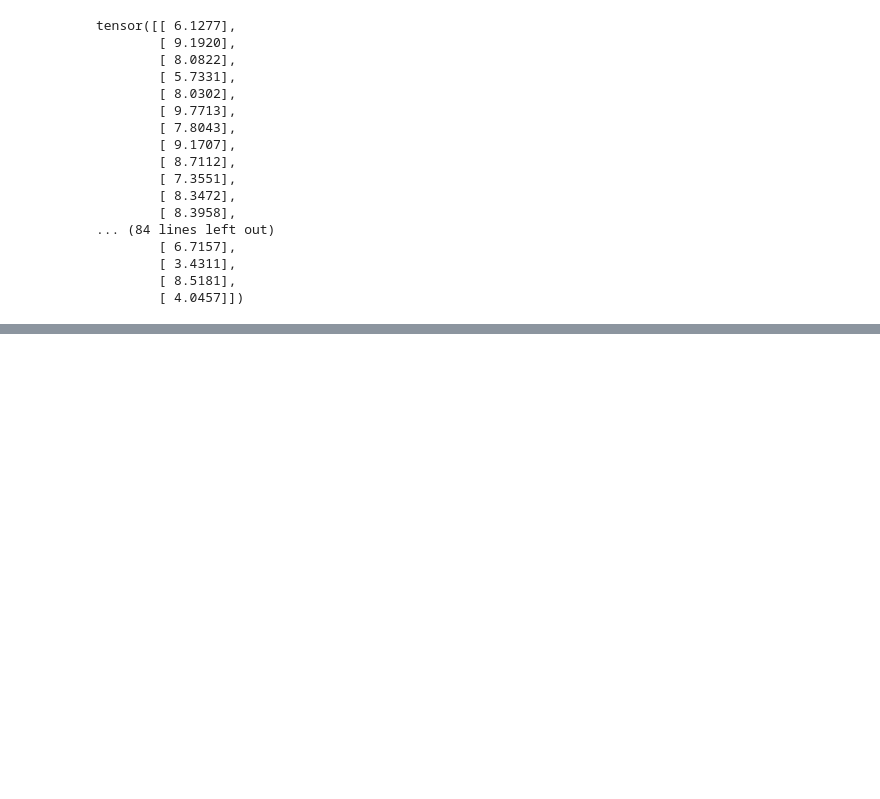
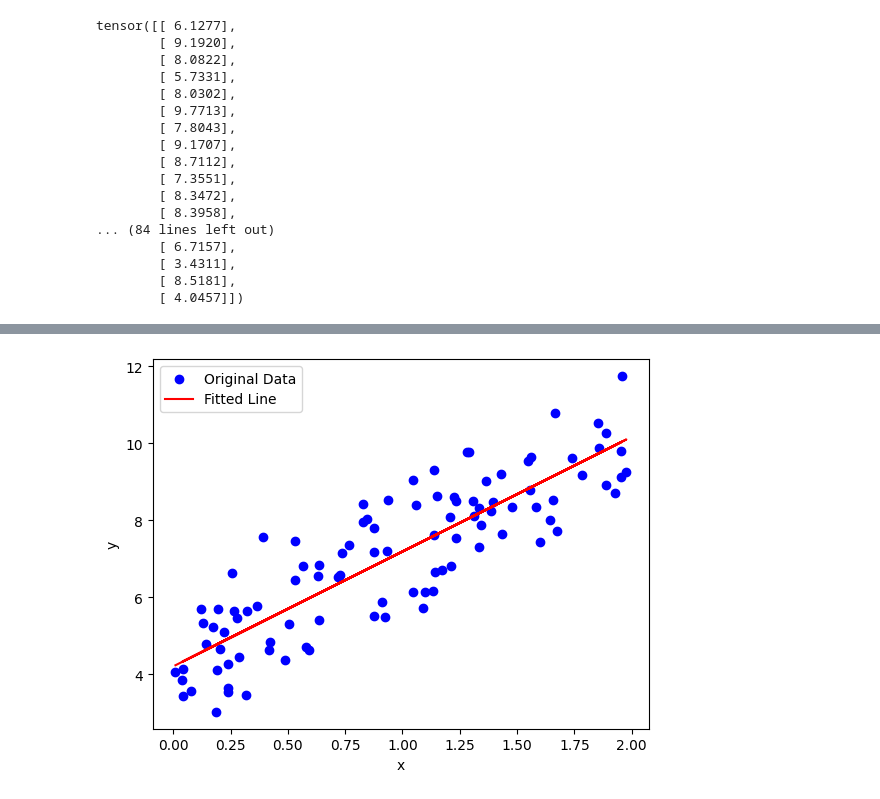
Before and after one commit to Madushani-Weerasekara/Linear-Regression-from-Scratch-Using-PyTorch, a Jupyter notebook: linear-regression-model.ipynb, the cells around one changed output, grey strips where cells are left out. Drawn from its saved outputs; the diff is of its cells as text; code cells hidden in the pictures; blank space fills up the shorter version.

Commit message:
Plotting the result

```diff
--- a/linear-regression-model.ipynb
+++ b/linear-regression-model.ipynb
@@ -133,0 +146,11 @@ for epoch in range(num_epochs):
+# %%
+# plotting the result
+predicted = model(x_tensor).detach().numpy() # get the predictions from the model
+plt.scatter(x, y, color='blue', label='Original Data')
+plt.plot(x, predicted, color='red', label='Fitted Line')
+plt.xlabel('x')
+plt.ylabel('y')
+plt.legend()
+plt.show()
+# %% [output]
+[figure, added]
```
Also changed, not shown: parts of 2 cells of this notebook.
